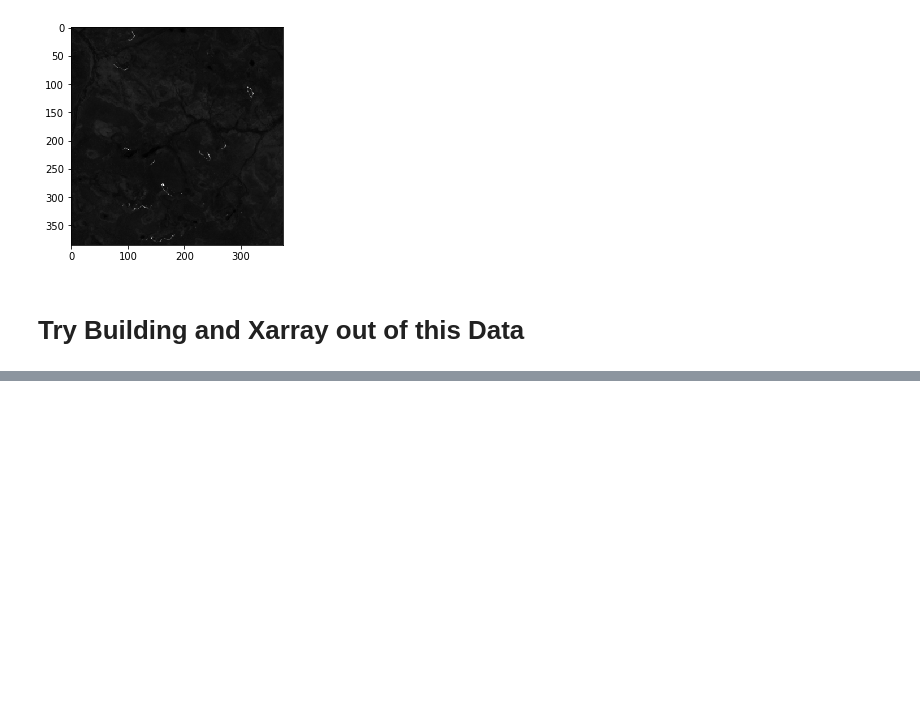
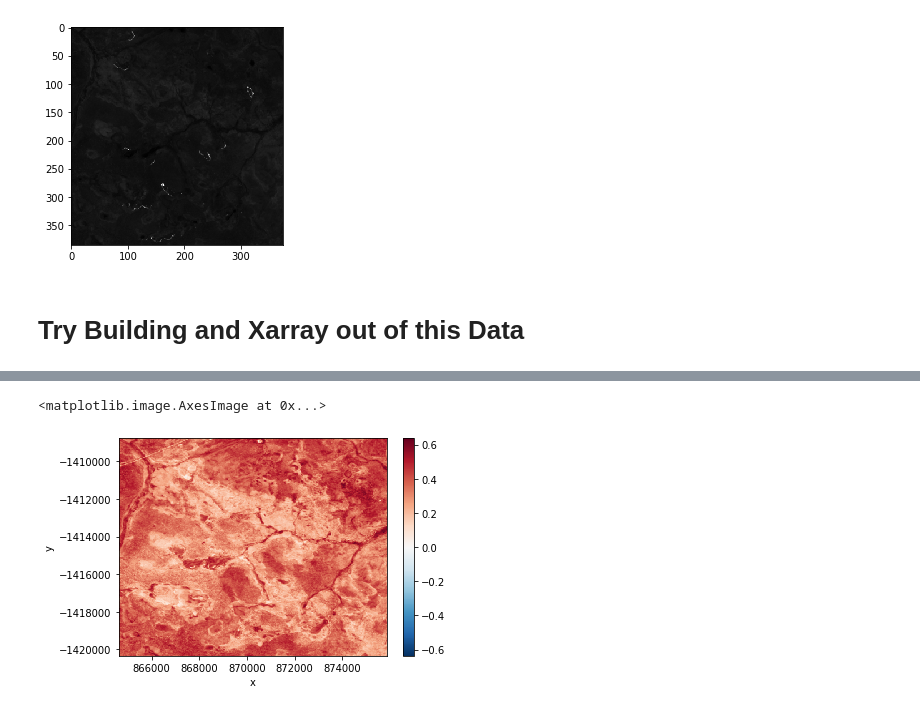
Before and after one commit to tonybutzer/active-fire, a Jupyter notebook: 00-notebook/00-explore-sample-data.ipynb, the cells around one changed output, grey strips where cells are left out. Drawn from its saved outputs; the diff is of its cells as text; code cells hidden in the pictures; blank space fills up the shorter version.

```diff
--- a/00-notebook/00-explore-sample-data.ipynb
+++ b/00-notebook/00-explore-sample-data.ipynb
@@ -139,0 +226,25 @@ my_b2_xarray =
+# %%
+import xarray as xr
+# Copied from scotty h - dumb down for tony
+def create_multiband_dataset(bands):
+    '''A function to load multiple landsat bands into an xarray dataset '''
+
+    # Each image is a dataset containing both band4 and band5
+    datasets = []
+    for band in bands:
+        url = full_name = '../testData/' + band + '.tif'
+        da = xr.open_rasterio(url)
+        da = da.squeeze().drop(labels='band')
+        ds = da.to_dataset(name=band)
+        datasets.append(ds)
+
+    DS = xr.merge(datasets)
+
+    return DS
+# %%
+def snip_tif(n):
+    return n.replace('.tif','')
+
+bands = list(map(snip_tif, file_list))
+
+bands
@@ -139,0 +253,2 @@ my_b2_xarray =
+# %%
+big_xarray = create_multiband_dataset(bands)
@@ -139,0 +272,4 @@ my_b2_xarray =
+# %%
+ds = big_xarray
+NDVI = (ds['band5'] - ds['band4']) / (ds['band5'] + ds['band4'])
+NDVI
@@ -139,0 +294,5 @@ my_b2_xarray =
+# %%
+NDVI.plot.imshow()
+# %% [output]
+<matplotlib.image.AxesImage at 0x...>
+[figure, added]
```
Also changed, not shown: parts of 15 cells of this notebook.
